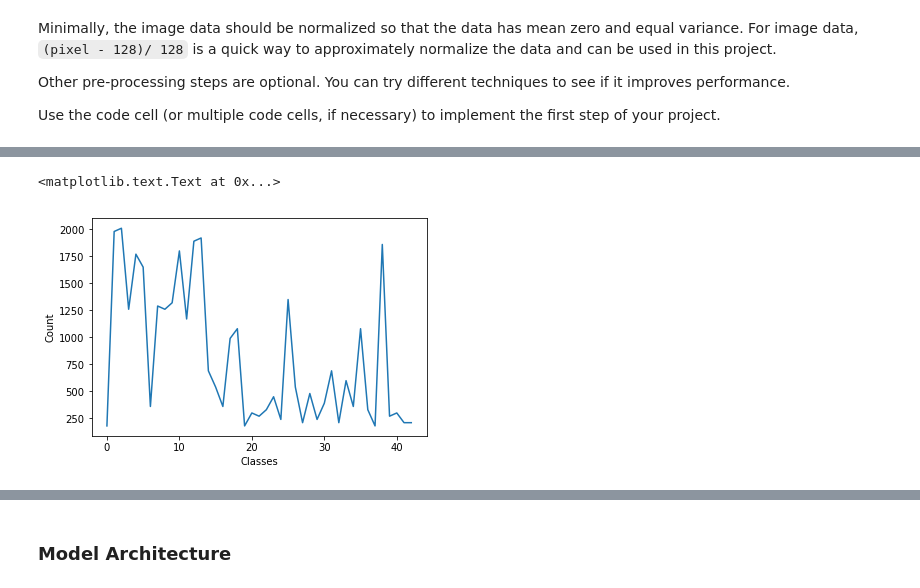
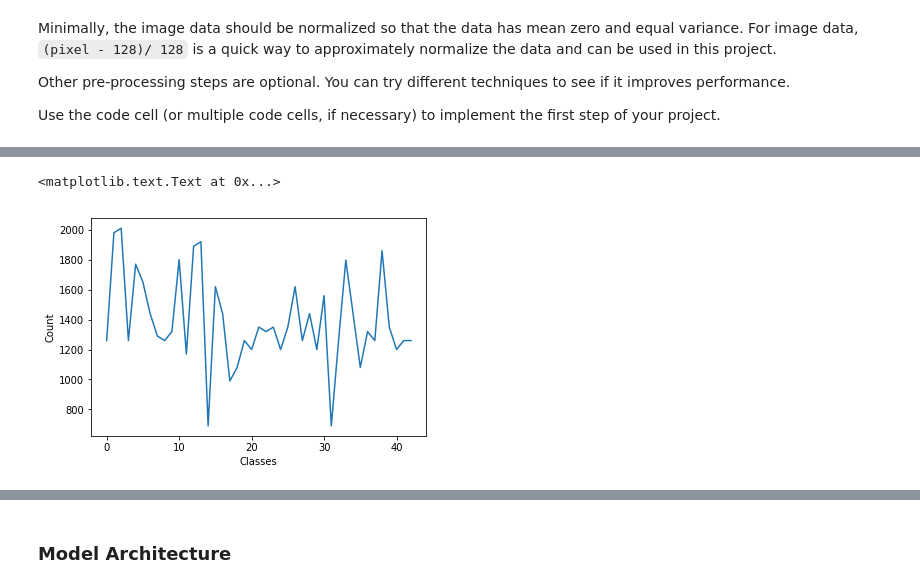
Before and after one commit to ebbaabbe/CarND-Traffic-Sign-Classifier-Project, a Jupyter notebook: Traffic_Sign_Classifier.ipynb, the cells around one changed output, grey strips where cells are left out. Saved outputs shown, nothing was run; the diff lists cells and outputs as text; code cells hidden in the pictures.

```diff
--- a/Traffic_Sign_Classifier.ipynb
+++ b/Traffic_Sign_Classifier.ipynb
@@ -72,7 +72,7 @@ n_test = X_test.shape[0]
 image_shape = X_train[0].shape
 
 # TODO: How many unique classes/labels there are in the dataset.
-n_classes = np.unique(y_train)
+n_classes = len(np.unique(y_train))
 
 print("Number of training examples =", n_train)
 print("Number of testing examples =", n_test)
@@ -154,0 +116,20 @@ plt.title(sign_labels["SignName"][y_test[idx]])
+# %%
+# Checking the distribution of train/test and validation sets
+label_train=np.zeros(n_classes)
+label_test=np.zeros(n_classes)
+label_valid=np.zeros(n_classes)
+
+for i in range(0,len(y_train)):
+    label_train[y_train[i]] += 1
+for i in range(0,len(y_test)):
+    label_test[y_test[i]] += 1
+for i in range(0,len(y_valid)):
+    label_valid[y_valid[i]] += 1
+
+x=np.arange(n_classes)
+plt.plot(x, label_train, label="train")
+plt.plot(x, label_test, label="test")
+plt.plot(x, label_valid, label="valid")
+plt.xlabel("Classes")
+plt.ylabel("Count")
+plt.legend(loc='upper right', shadow=True)
@@ -182,16 +279,13 @@ Use the code cell (or multiple code cells, if necessary) to implement the first
 # %%
-### Preprocess the data here. It is required to normalize the data. Other preprocessing steps could include
-### converting to grayscale, etc.
-### Feel free to use as many code cells as needed.
-# Check distribution of test sample
-label_d=np.zeros(len(n_classes))
-for i in range(0,len(y_train)):
-    label_d[y_train[i]] = label_d[y_train[i]]+1
+#Plot training set distribution post generating images
+label_d=np.zeros(n_classes)
+for i in range(0,len(y_train_augmented)):
+    label_d[y_train_augmented[i]] += 1
 
-x=np.arange(len(n_classes))
+x=np.arange(n_classes)
 plt.plot(x, label_d)
 plt.xlabel("Classes")
 plt.ylabel("Count")
 # %% [output]
 <matplotlib.text.Text at 0x...>
-[figure, old version]
+[figure, new version]
```
Also changed, not shown: parts of 16 cells of this notebook.
